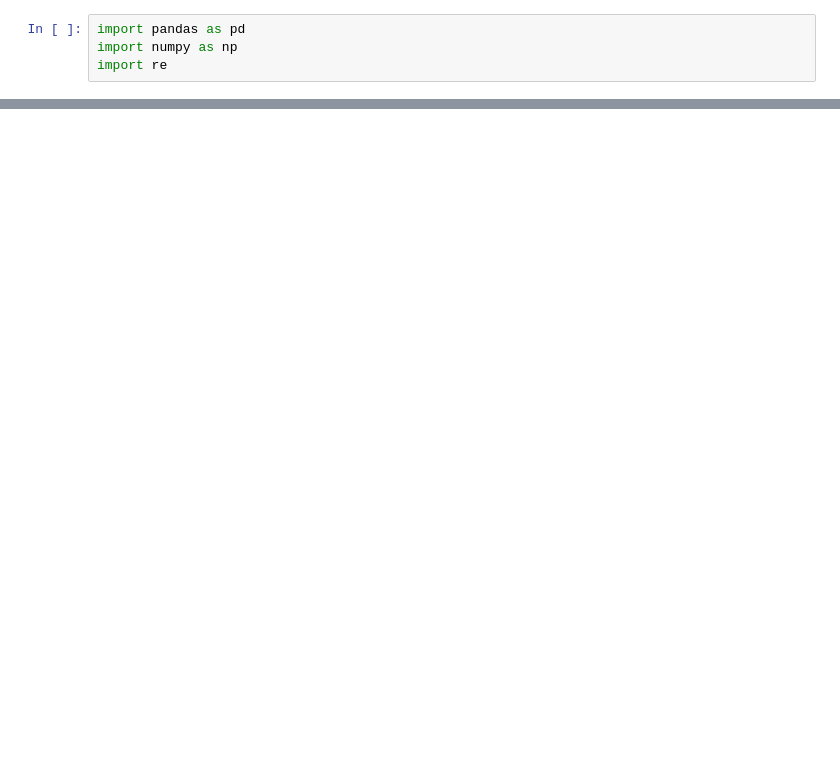
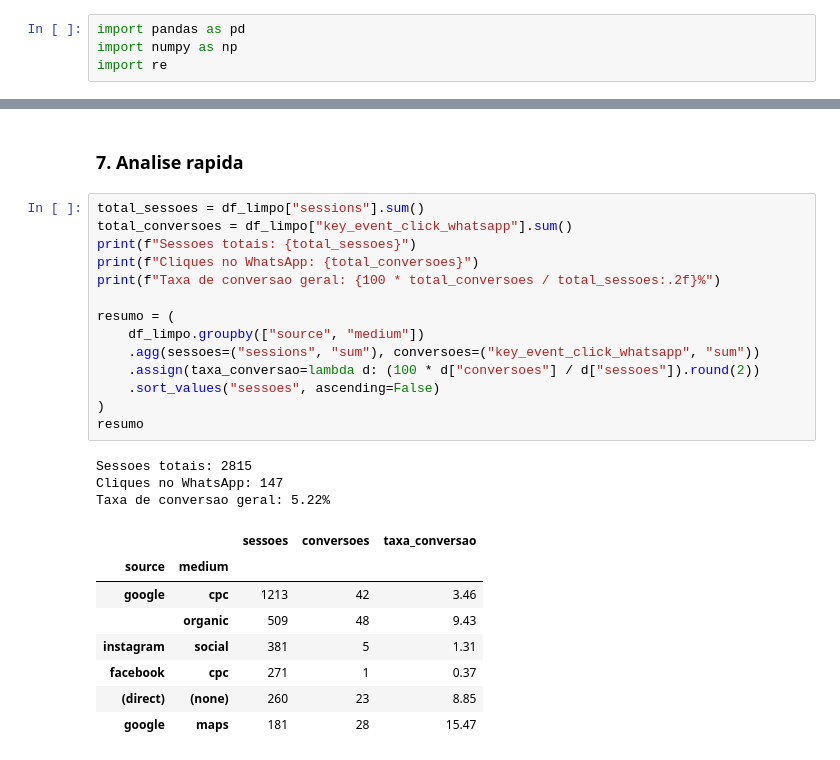
Before and after one commit to Melissa-Etes/ga4, a Jupyter notebook: ETL.ipynb, the cells around one changed output, grey strips where cells are left out. Saved outputs shown, nothing was run; the diff lists cells and outputs as text; blank space fills up the shorter version.

```diff
--- a/ETL.ipynb
+++ b/ETL.ipynb
@@ -31,0 +186,28 @@ df.head()
+# %% [markdown]
+### 7. Analise rapida
+# %%
+total_sessoes = df_limpo["sessions"].sum()
+total_conversoes = df_limpo["key_event_click_whatsapp"].sum()
+print(f"Sessoes totais: {total_sessoes}")
+print(f"Cliques no WhatsApp: {total_conversoes}")
+print(f"Taxa de conversao geral: {100 * total_conversoes / total_sessoes:.2f}%")
+
+resumo = (
+    df_limpo.groupby(["source", "medium"])
+    .agg(sessoes=("sessions", "sum"), conversoes=("key_event_click_whatsapp", "sum"))
+    .assign(taxa_conversao=lambda d: (100 * d["conversoes"] / d["sessoes"]).round(2))
+    .sort_values("sessoes", ascending=False)
+)
+resumo
+# %% [output]
+Sessoes totais: 2815
+Cliques no WhatsApp: 147
+Taxa de conversao geral: 5.22%
+|  |  | sessoes | conversoes | taxa_conversao |
+| source | medium |  |  |  |
+| google | cpc | 1213 | 42 | 3.46 |
+|  | organic | 509 | 48 | 9.43 |
+| instagram | social | 381 | 5 | 1.31 |
+| facebook | cpc | 271 | 1 | 0.37 |
+| (direct) | (none) | 260 | 23 | 8.85 |
+| google | maps | 181 | 28 | 15.47 |
```
Also changed, not shown: parts of 17 cells of this notebook.
